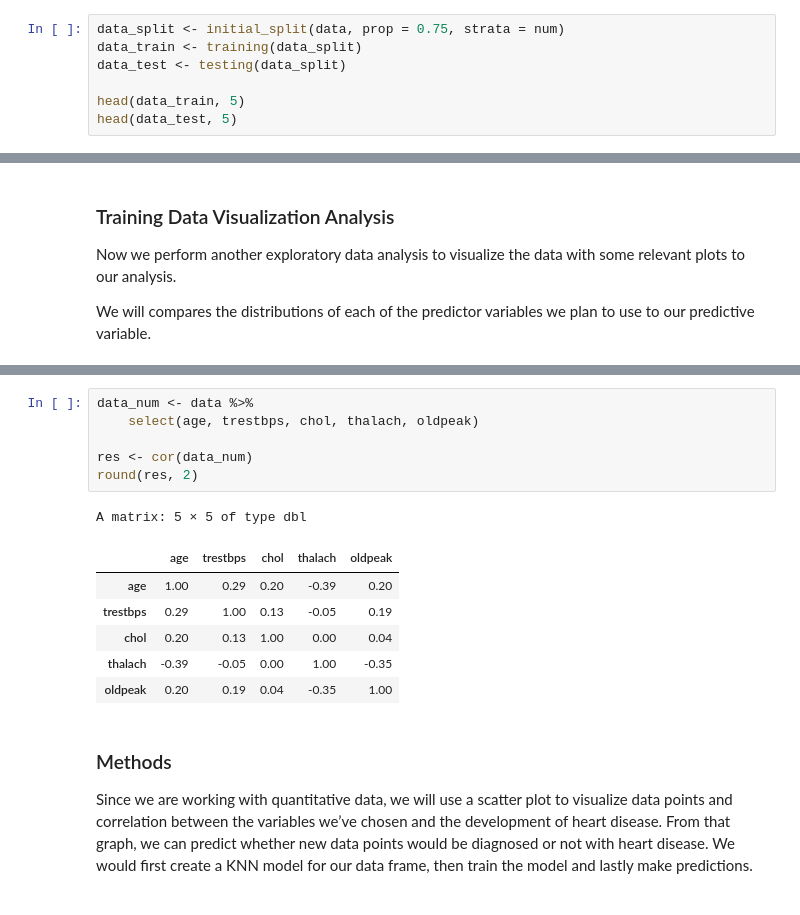
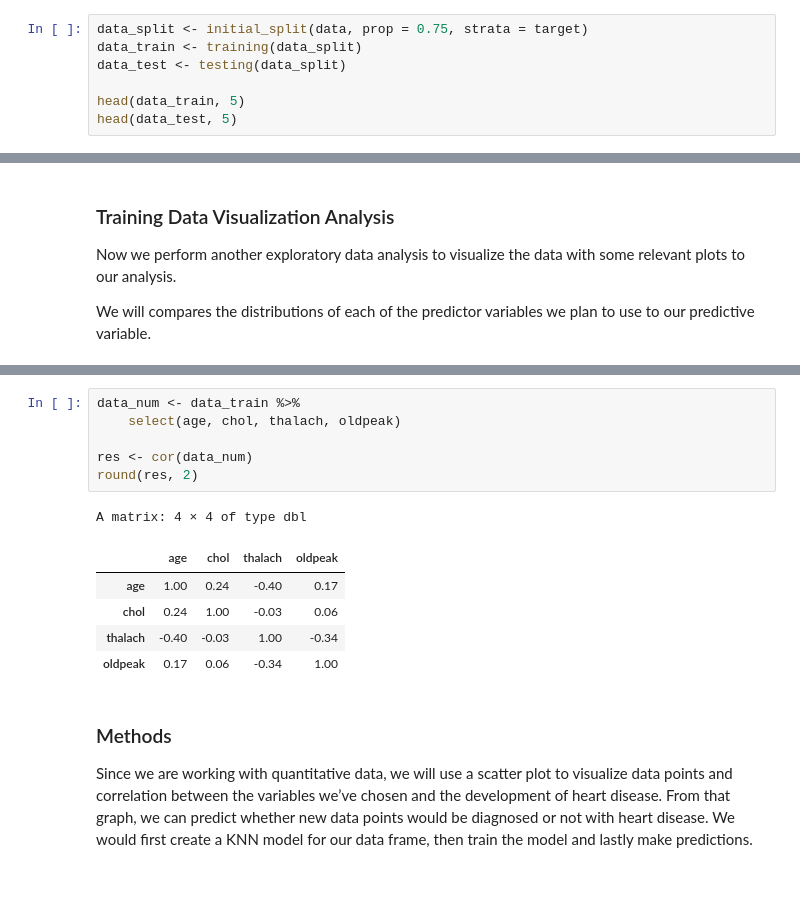
Before and after one commit to karrious/dsci-group-project-8, a Jupyter notebook: project_proposal.ipynb, the cells around one changed output, grey strips where cells are left out. Drawn from its saved outputs; the diff is of its cells as text.

```diff
--- a/project_proposal.ipynb
+++ b/project_proposal.ipynb
@@ -128,5 +119,5 @@ For the next part, we want to explore our dataset, but only the training dataset
 # %%
-data_split <- initial_split(data, prop = 0.75, strata = num)
+data_split <- initial_split(data, prop = 0.75, strata = target)
 data_train <- training(data_split)
 data_test <- testing(data_split)
 
@@ -255,17 +242,16 @@ chol_histogram
 # %%
-data_num <- data %>%
-    select(age, trestbps, chol, thalach, oldpeak)
+data_num <- data_train %>%
+    select(age, chol, thalach, oldpeak)
 
 res <- cor(data_num)
 round(res, 2)
 # %% [output]
-A matrix: 5 × 5 of type dbl
+A matrix: 4 × 4 of type dbl
-|  | age | trestbps | chol | thalach | oldpeak |
-| age | 1.00 | 0.29 | 0.20 | -0.39 | 0.20 |
-| trestbps | 0.29 | 1.00 | 0.13 | -0.05 | 0.19 |
-| chol | 0.20 | 0.13 | 1.00 | 0.00 | 0.04 |
-| thalach | -0.39 | -0.05 | 0.00 | 1.00 | -0.35 |
-| oldpeak | 0.20 | 0.19 | 0.04 | -0.35 | 1.00 |
+|  | age | chol | thalach | oldpeak |
+| age | 1.00 | 0.24 | -0.40 | 0.17 |
+| chol | 0.24 | 1.00 | -0.03 | 0.06 |
+| thalach | -0.40 | -0.03 | 1.00 | -0.34 |
+| oldpeak | 0.17 | 0.06 | -0.34 | 1.00 |
 # %% [markdown]
 ### Methods
 
```
Also changed, not shown: parts of 11 cells of this notebook.
